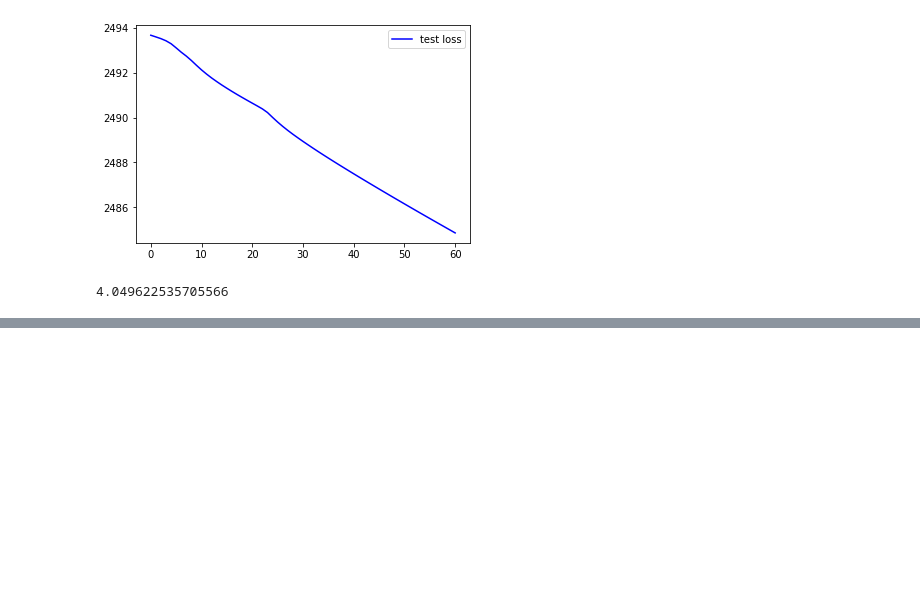
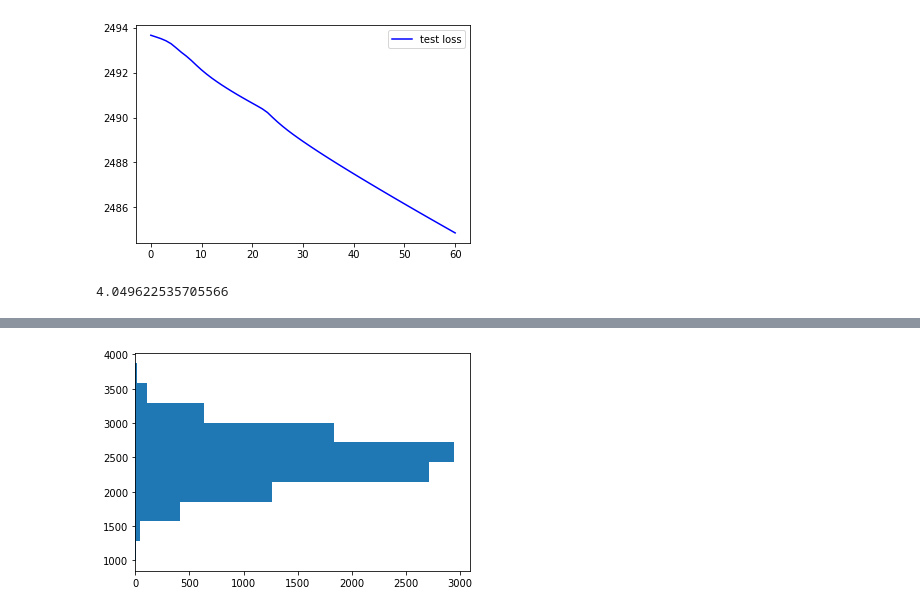
Before and after one commit to NickThe1/kbtu-data-visualization, a Jupyter notebook: probability-cone/python/reserch/market_analysis.ipynb, the cells around one changed output, grey strips where cells are left out. Saved outputs shown, nothing was run; the diff lists cells and outputs as text; code cells hidden in the pictures; blank space fills up the shorter version.

```diff
--- a/probability-cone/python/reserch/market_analysis.ipynb
+++ b/probability-cone/python/reserch/market_analysis.ipynb
@@ -620,0 +668,11 @@ out.item()
+# %%
+ntrials = 10000
+X = np.zeros(ntrials)
+bins = np.linspace(-2., 14., 100)
+for i in range(n):
+    X += dt * (-(X - mu) / tau) + \
+        sigma_bis * sqrtdt * np.random.randn(ntrials)
+# %%
+plt.hist(X, orientation="horizontal");
+# %% [output]
+[figure, added]
```
Also changed, not shown: parts of 9 cells of this notebook.
